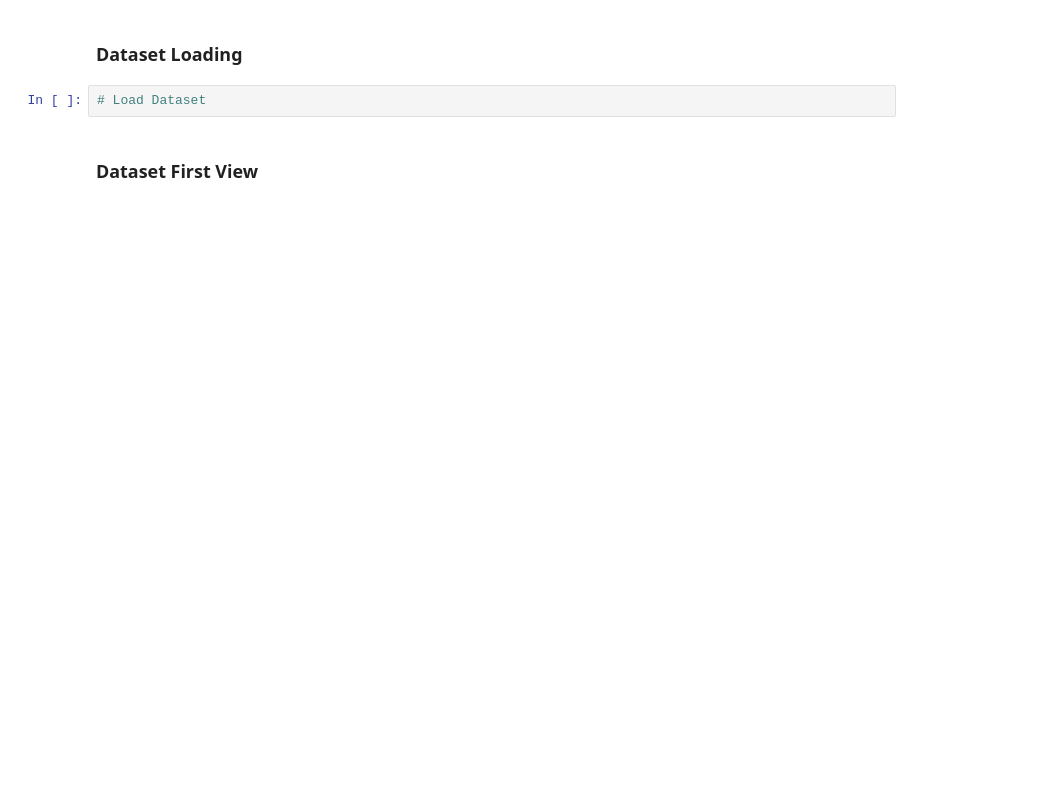
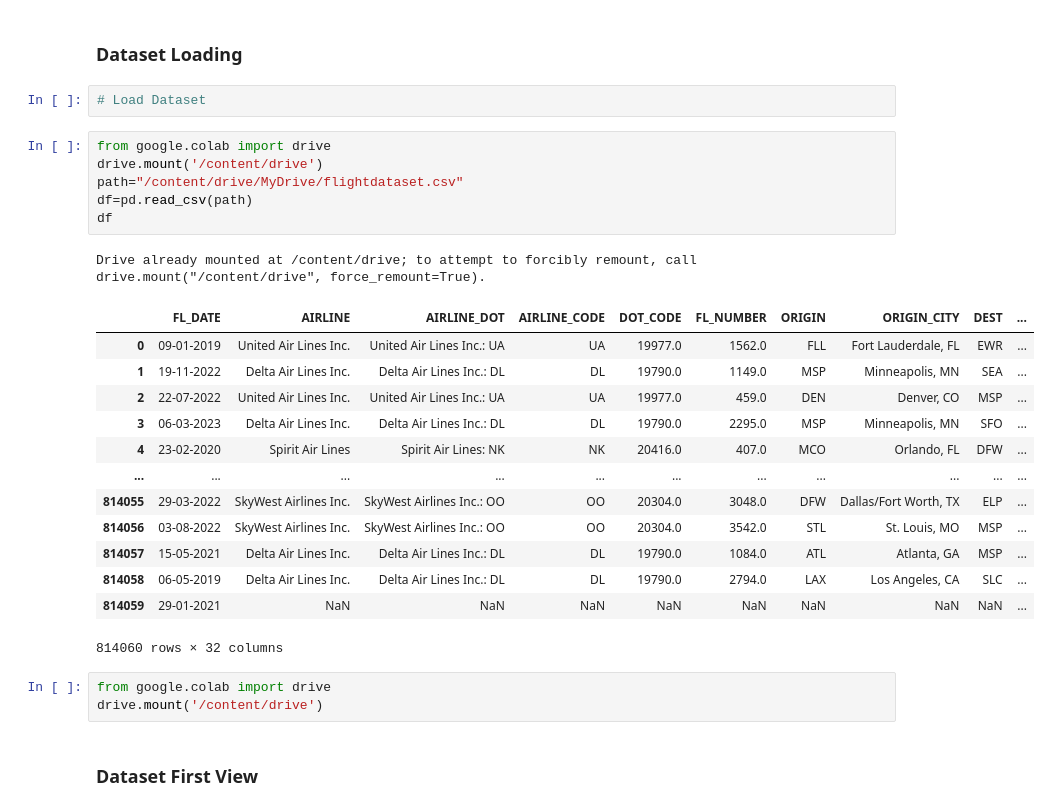
Before and after one commit to sanyam092006/ml_new, a Jupyter notebook: Sample_EDA_Submission_Template.ipynb, the cells around one changed output. Cells and saved outputs as stored; diff of their text form; blank space fills up the shorter version.

```diff
--- a/Sample_EDA_Submission_Template.ipynb
+++ b/Sample_EDA_Submission_Template.ipynb
@@ -69,6 +73,30 @@ M - Multivariate Analysis
 ### Dataset Loading
 # %%
 # Load Dataset
+# %%
+from google.colab import drive
+drive.mount('/content/drive')
+path="/content/drive/MyDrive/flightdataset.csv"
+df=pd.read_csv(path)
+df
+# %% [output]
+Drive already mounted at /content/drive; to attempt to forcibly remount, call drive.mount("/content/drive", force_remount=True).
+|  | FL_DATE | AIRLINE | AIRLINE_DOT | AIRLINE_CODE | DOT_CODE | FL_NUMBER | ORIGIN | ORIGIN_CITY | DEST | ... |
+| 0 | 09-01-2019 | United Air Lines Inc. | United Air Lines Inc.: UA | UA | 19977.0 | 1562.0 | FLL | Fort Lauderdale, FL | EWR | ... |
+| 1 | 19-11-2022 | Delta Air Lines Inc. | Delta Air Lines Inc.: DL | DL | 19790.0 | 1149.0 | MSP | Minneapolis, MN | SEA | ... |
+| 2 | 22-07-2022 | United Air Lines Inc. | United Air Lines Inc.: UA | UA | 19977.0 | 459.0 | DEN | Denver, CO | MSP | ... |
+| 3 | 06-03-2023 | Delta Air Lines Inc. | Delta Air Lines Inc.: DL | DL | 19790.0 | 2295.0 | MSP | Minneapolis, MN | SFO | ... |
+| 4 | 23-02-2020 | Spirit Air Lines | Spirit Air Lines: NK | NK | 20416.0 | 407.0 | MCO | Orlando, FL | DFW | ... |
+| ... | ... | ... | ... | ... | ... | ... | ... | ... | ... | ... |
+| 814055 | 29-03-2022 | SkyWest Airlines Inc. | SkyWest Airlines Inc.: OO | OO | 20304.0 | 3048.0 | DFW | Dallas/Fort Worth, TX | ELP | ... |
+| 814056 | 03-08-2022 | SkyWest Airlines Inc. | SkyWest Airlines Inc.: OO | OO | 20304.0 | 3542.0 | STL | St. Louis, MO | MSP | ... |
+| 814057 | 15-05-2021 | Delta Air Lines Inc. | Delta Air Lines Inc.: DL | DL | 19790.0 | 1084.0 | ATL | Atlanta, GA | MSP | ... |
+| 814058 | 06-05-2019 | Delta Air Lines Inc. | Delta Air Lines Inc.: DL | DL | 19790.0 | 2794.0 | LAX | Los Angeles, CA | SLC | ... |
+| 814059 | 29-01-2021 | NaN | NaN | NaN | NaN | NaN | NaN | NaN | NaN | ... |
+814060 rows × 32 columns
+# %%
+from google.colab import drive
+drive.mount('/content/drive')
 # %% [markdown]
 ### Dataset First View
 # %%
```
Also changed, not shown: parts of 10 cells of this notebook.
